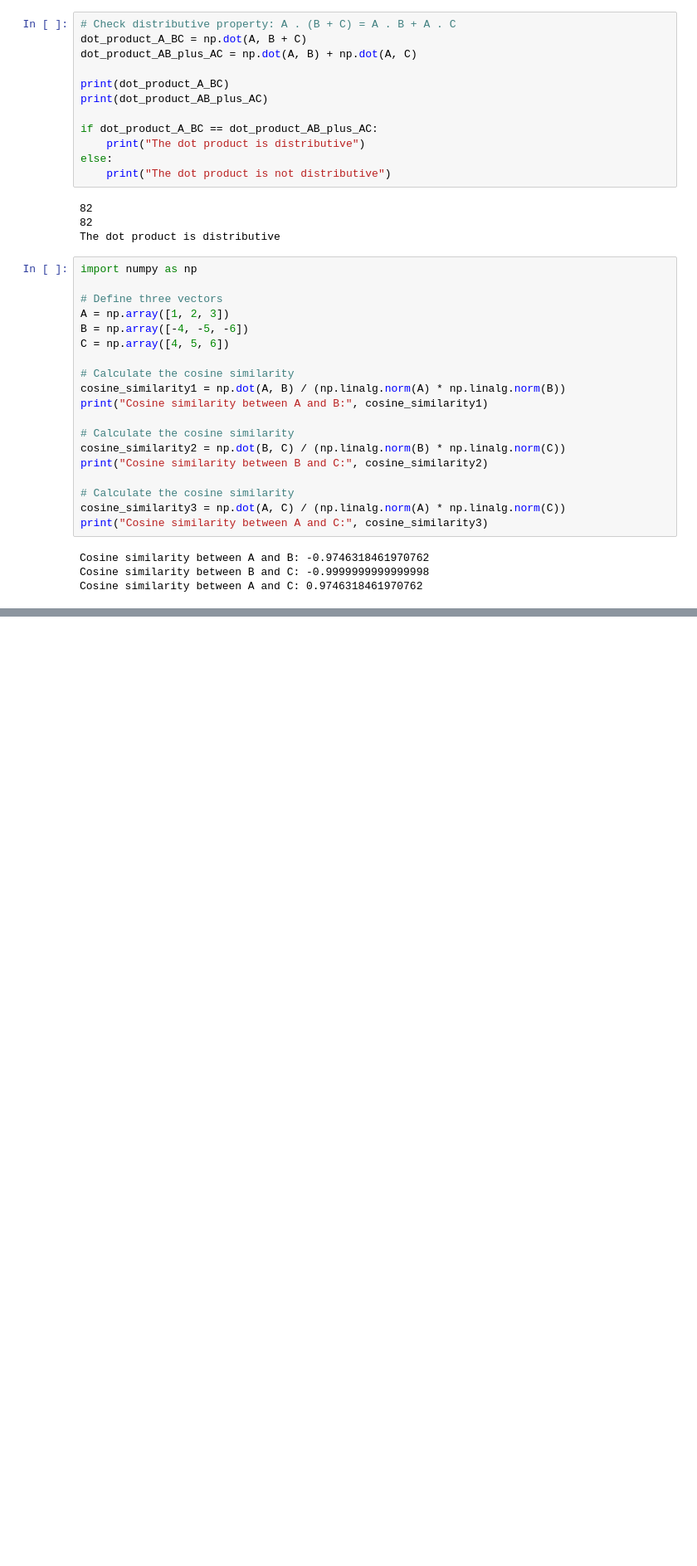
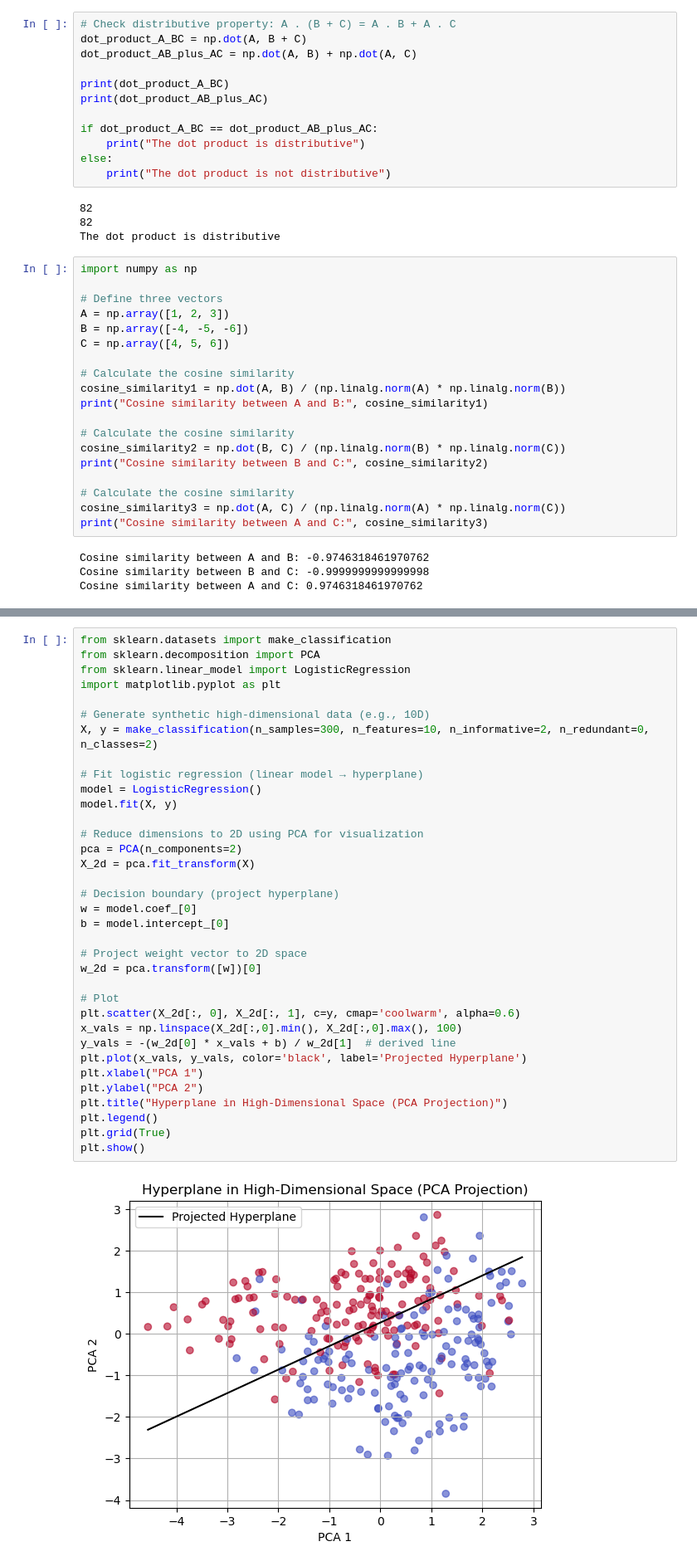
Before and after one commit to imabhishekc/Maths-for-Machine-Learning, a Jupyter notebook: Linear Algebra/vectors.ipynb, the cells around one changed output, grey strips where cells are left out. Shown: that part at 83% size. Saved outputs shown, nothing was run; the diff lists cells and outputs as text; blank space fills up the shorter version.

Commit message:
Update Vectors

```diff
--- a/Linear Algebra/vectors.ipynb
+++ b/Linear Algebra/vectors.ipynb
@@ -258,0 +318,37 @@ Cosine similarity between A and C: 0.9746318461970762
+# %%
+from sklearn.datasets import make_classification
+from sklearn.decomposition import PCA
+from sklearn.linear_model import LogisticRegression
+import matplotlib.pyplot as plt
+
+# Generate synthetic high-dimensional data (e.g., 10D)
+X, y = make_classification(n_samples=300, n_features=10, n_informative=2, n_redundant=0, n_classes=2)
+
+# Fit logistic regression (linear model → hyperplane)
+model = LogisticRegression()
+model.fit(X, y)
+
+# Reduce dimensions to 2D using PCA for visualization
+pca = PCA(n_components=2)
+X_2d = pca.fit_transform(X)
+
+# Decision boundary (project hyperplane)
+w = model.coef_[0]
+b = model.intercept_[0]
+
+# Project weight vector to 2D space
+w_2d = pca.transform([w])[0]
+
+# Plot
+plt.scatter(X_2d[:, 0], X_2d[:, 1], c=y, cmap='coolwarm', alpha=0.6)
+x_vals = np.linspace(X_2d[:,0].min(), X_2d[:,0].max(), 100)
+y_vals = -(w_2d[0] * x_vals + b) / w_2d[1]  # derived line
+plt.plot(x_vals, y_vals, color='black', label='Projected Hyperplane')
+plt.xlabel("PCA 1")
+plt.ylabel("PCA 2")
+plt.title("Hyperplane in High-Dimensional Space (PCA Projection)")
+plt.legend()
+plt.grid(True)
+plt.show()
+# %% [output]
+[figure, added]
```
Also changed, not shown: parts of 6 cells of this notebook.
